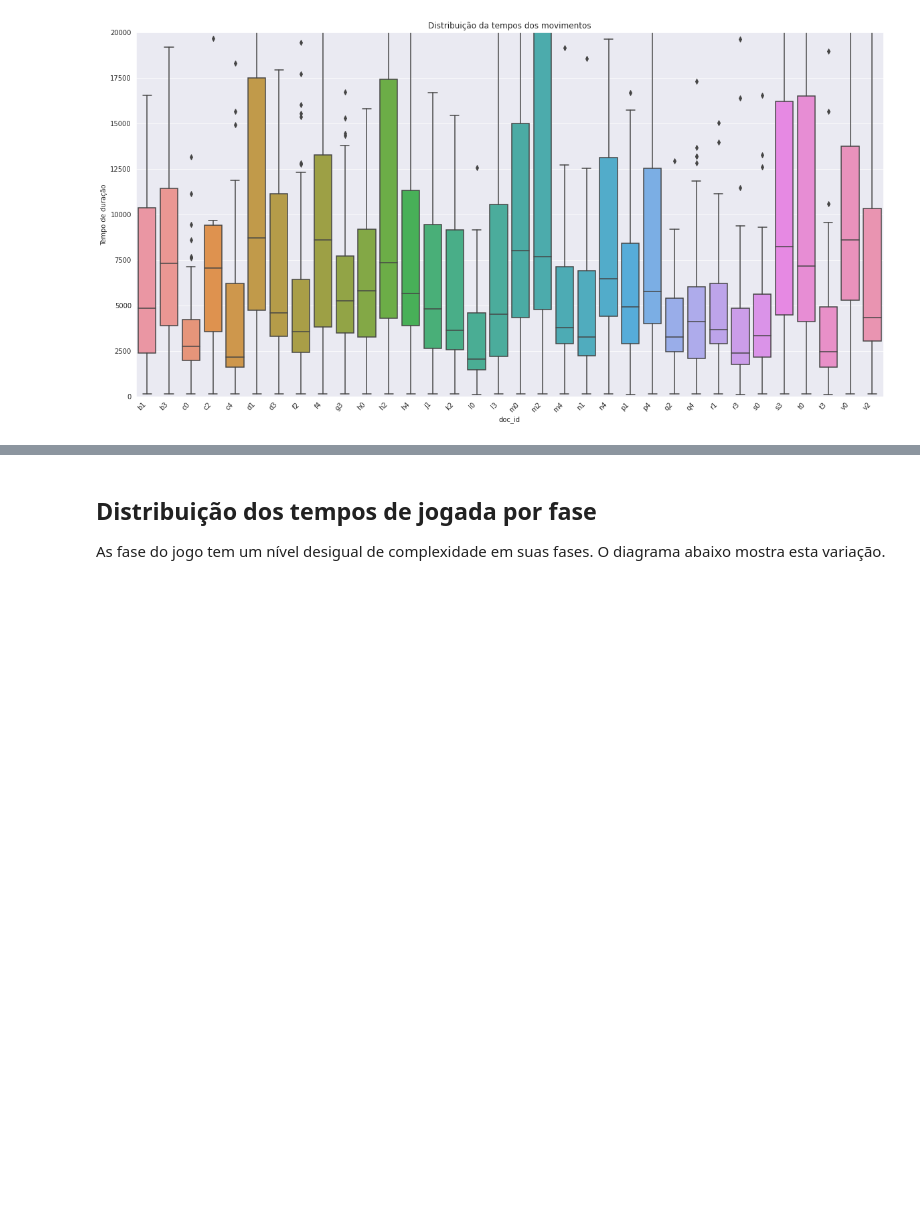
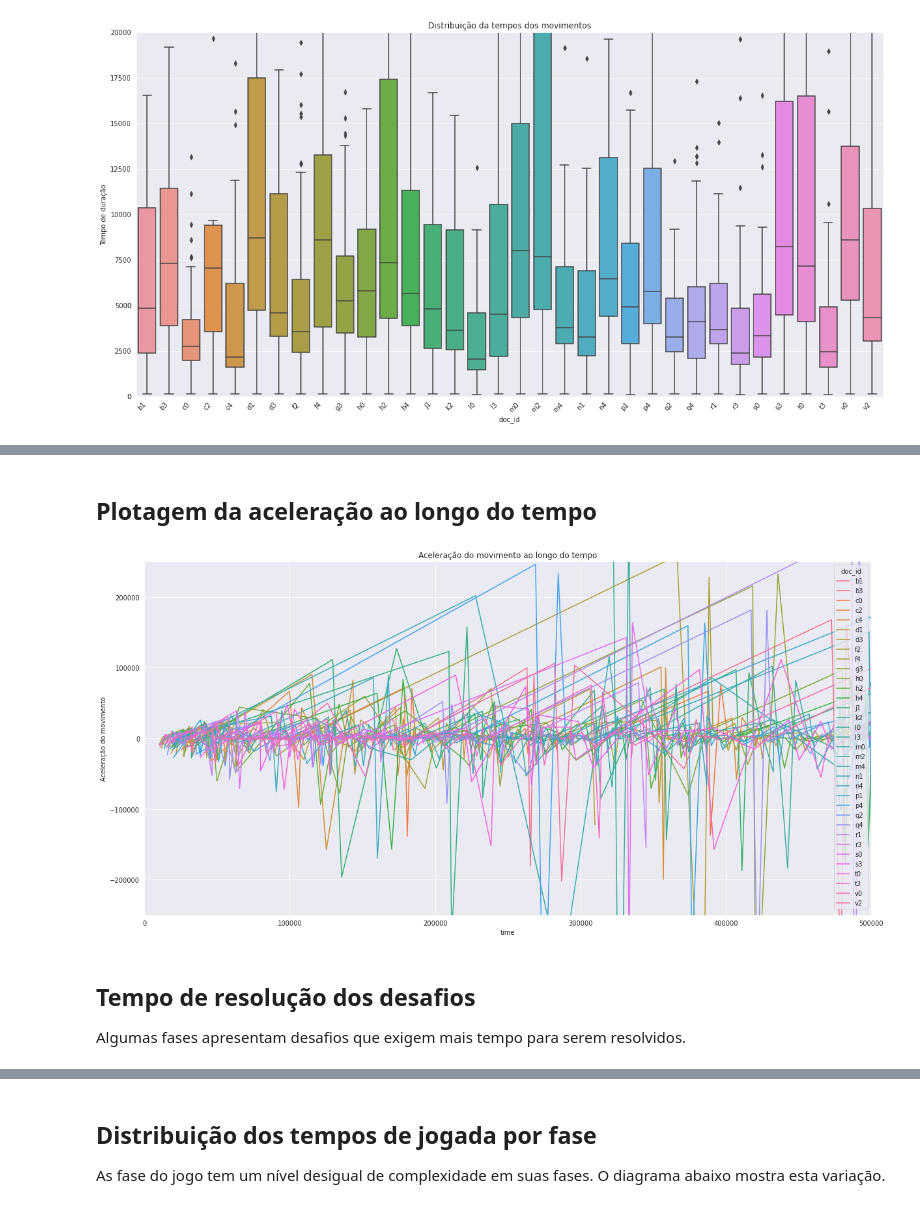
Before and after one commit to labase/data_edu, a Jupyter notebook: ipnb/organelas.ipynb, the cells around one changed output, grey strips where cells are left out. Cells and saved outputs as stored; diff of their text form; code cells hidden in the pictures; blank space fills up the shorter version.

```diff
--- a/ipnb/organelas.ipynb
+++ b/ipnb/organelas.ipynb
@@ -230,0 +351,16 @@ plt.gcf().set_size_inches(20, 10)
+# %% [markdown]
+## Plotagem da aceleração ao longo do tempo
+# %%
+import seaborn as sns
+import matplotlib.pyplot as plt
+# df.assign(sum=df.value.cumsum())
+# ds = df.groupby(['doc_id','casa', 'carta'])['movetime'].cumsum().reset_index()
+df["time"] = df.groupby(['doc_id'])['movetime'].cumsum() #.apply(lambda x: x.shift()+x)
+sns.lineplot(x="time", y="movejump", hue="doc_id", data=df).set(ylim=(-250000, 250000), xlim=(0,500000),
+    title='Aceleração do movimento ao longo do tempo', ylabel='Aceleração do movimento')
+plt.gcf().set_size_inches(20, 10)
+# %% [output]
+[figure, added]
+# %% [markdown]
+## Tempo de resolução dos desafios
+Algumas fases apresentam desafios que exigem mais tempo para serem resolvidos.
```
Also changed, not shown: parts of 55 cells of this notebook.
